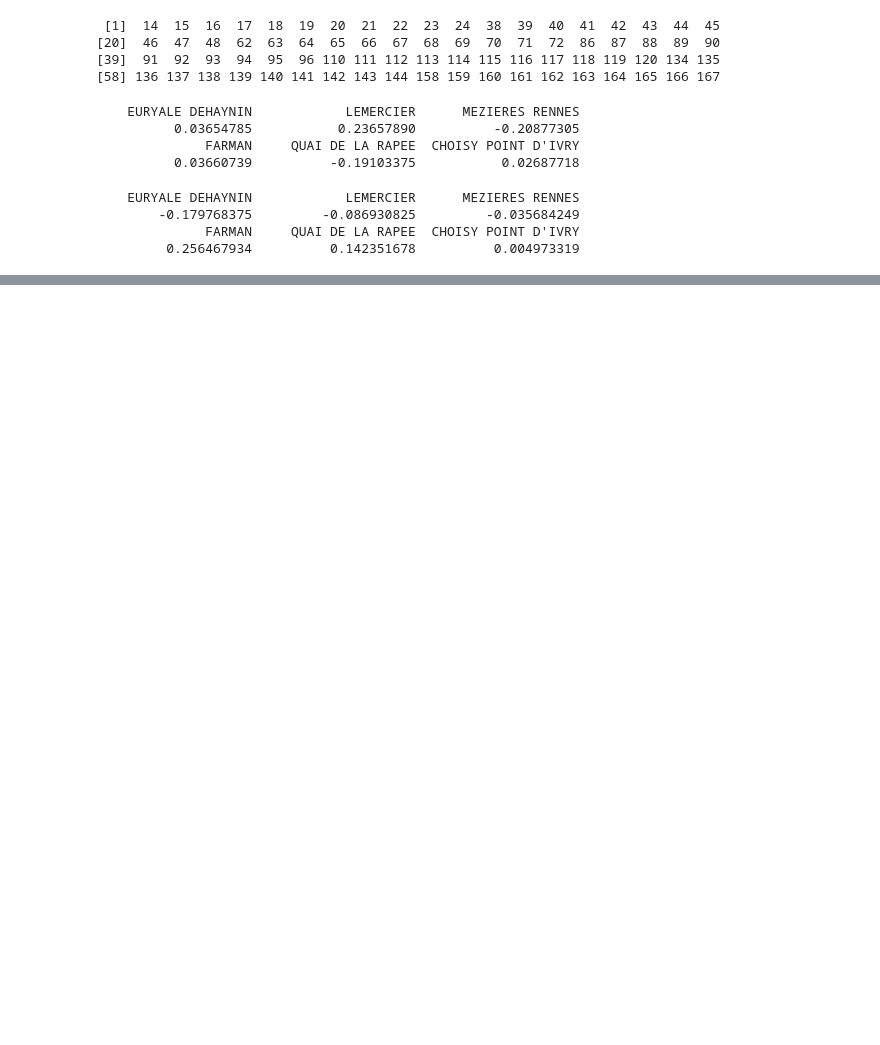
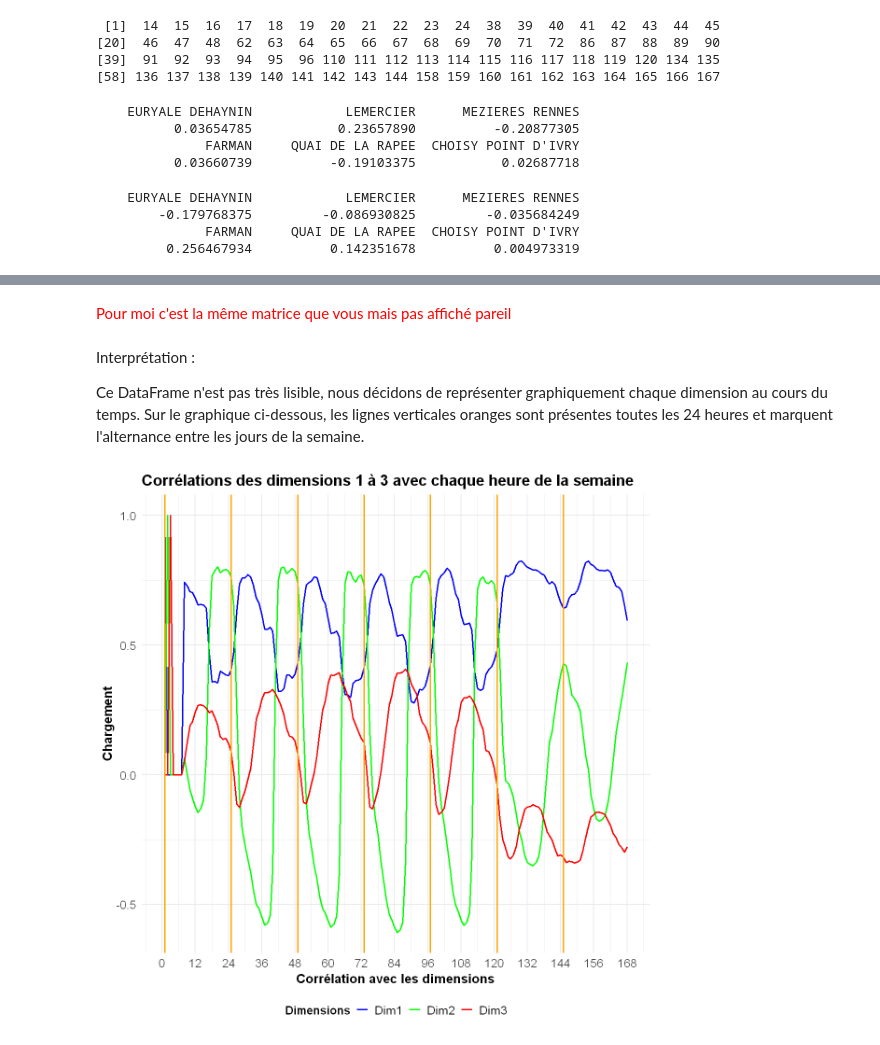
Before and after one commit to dpiot14/ProjetAD, a Jupyter notebook: TP_Velib_R_Project.ipynb, the cells around one changed output, grey strips where cells are left out. Drawn from its saved outputs; the diff is of its cells as text; code cells hidden in the pictures; blank space fills up the shorter version.

```diff
--- a/TP_Velib_R_Project.ipynb
+++ b/TP_Velib_R_Project.ipynb
@@ -1064,0 +1239,18 @@ head(diff_df)
+# %%
+loading_data = as.matrix(loading)
+# Création du dataframe data2
+data2 = data.frame(loading_pca$Dim1, loading_pca$Dim2, loading_pca$Dim3, loading_pca$Dim4, loading_pca$Dim5,
+                    loading_pca$Dim6, loading_pca$Dim7)
+
+# Renommer les colonnes
+names(data2) = c("Dim1", "Dim2", "Dim3", "Dim4", "Dim5", "Dim6", "Dim7")
+
+# Insérer les données d'heures et de jours
+for (i in 1:168) {
+  data2 =cbind(data2, loading_data[,i])
+  names(data2)[ncol(data2)] <- as.character(i)
+}
+
+# Construction de la matrice de corrélation
+cormat2 = cor(data2)
+round(cormat2, 2)
@@ -1064,0 +1276,48 @@ head(diff_df)
+# %% [markdown]
+<span style="color:red">Pour moi c'est la même matrice que vous mais pas affiché pareil
+# %% [markdown]
+Interprétation :
+
+Ce DataFrame n'est pas très lisible, nous décidons de représenter graphiquement chaque dimension au cours du temps. Sur le graphique ci-dessous, les lignes verticales oranges sont présentes toutes les 24 heures et marquent l'alternance entre les jours de la semaine.
+# %%
+timeTick = 1 + 24*(0:6)
+
+library(ggplot2)
+
+# Définir les dimensions à tracer
+dims <- c("Dim1", "Dim2", "Dim3")
+
+# Tracer les courbes pour chaque dimension
+p <- ggplot() +
+  geom_line(data = cormat2[1:168, dims], aes(x = 1:168, y = Dim1, color = "Dim1"), size = 1) +
+  geom_line(data = cormat2[1:168, dims], aes(x = 1:168, y = Dim2, color = "Dim2"), size = 1) +
+  geom_line(data = cormat2[1:168, dims], aes(x = 1:168, y = Dim3, color = "Dim3"), size = 1) +
+
+  # Ajouter des lignes verticales pour les jours
+  geom_vline(xintercept = timeTick, color = "Orange", size = 1) +
+
+  # Personnalisation des axes et des titres
+  labs(x = "Corrélation avec les dimensions", y = "Chargement",
+       title = "Corrélations des dimensions 1 à 3 avec chaque heure de la semaine") +
+  scale_x_continuous(breaks = seq(0, 168, by = 12), labels = seq(0, 168, by = 12)) +
+  theme_minimal(base_size = 15) +
+
+  # Légende
+  scale_color_manual(values = c("Dim1" = "blue", "Dim2" = "green", "Dim3" = "red"),
+                     labels = c("Dim1", "Dim2", "Dim3")) +
+  theme(legend.position = "bottom") +
+  guides(color = guide_legend(title = "Dimensions")) +
+  theme(legend.title = element_text(size = 15, face = "bold"),
+        legend.text = element_text(size = 15)) +
+
+  # Ajustement de la disposition
+  theme(plot.title = element_text(size = 20, face = "bold")) +
+  theme(axis.text = element_text(size = 15),
+        axis.title = element_text(size = 16, face = "bold"))
+
+print(p)
+
+# Sauvegarder le graphique
+ggsave("plot.png", plot = p, width = 20, height = 8, dpi = 300)
+# %% [output]
+[figure, added]
```
Also changed, not shown: parts of 50 cells of this notebook.
